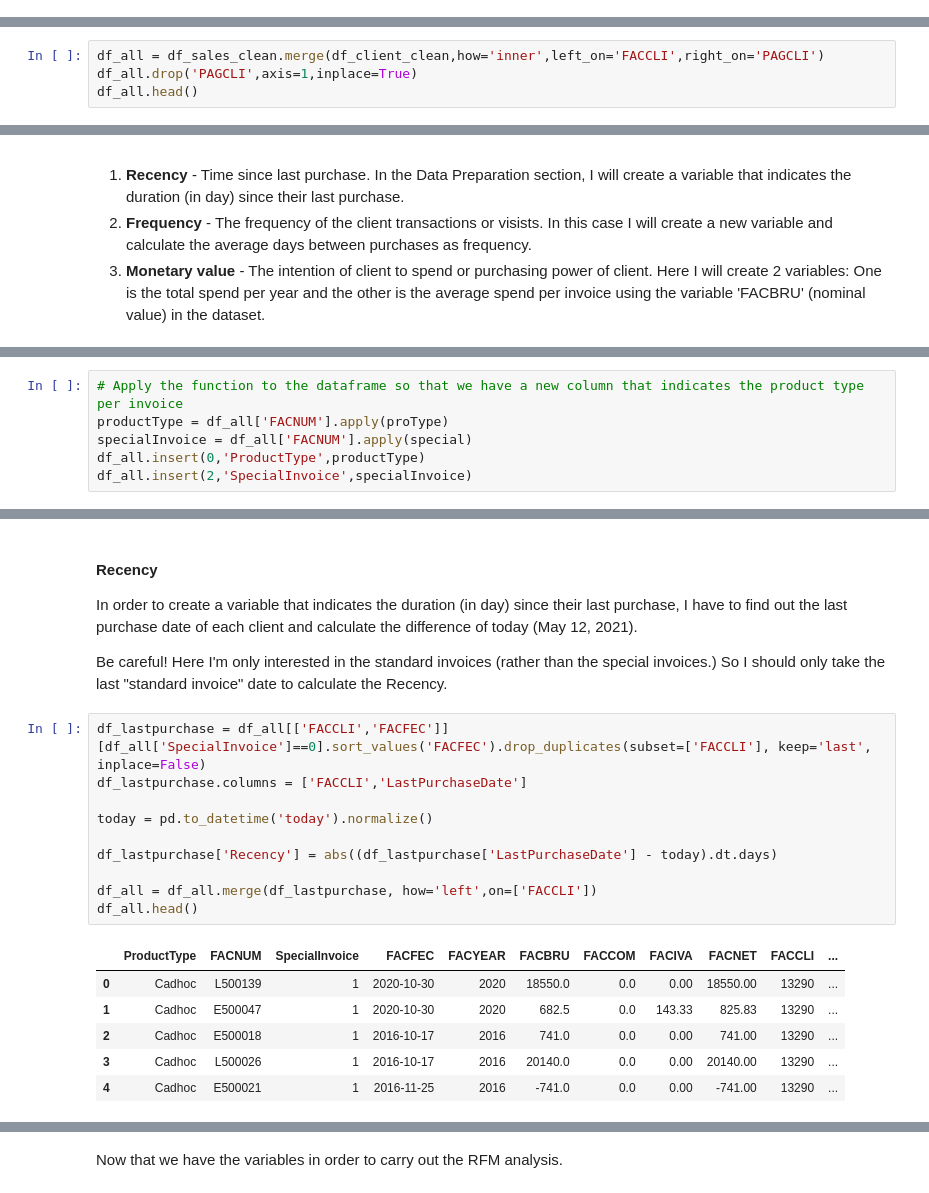
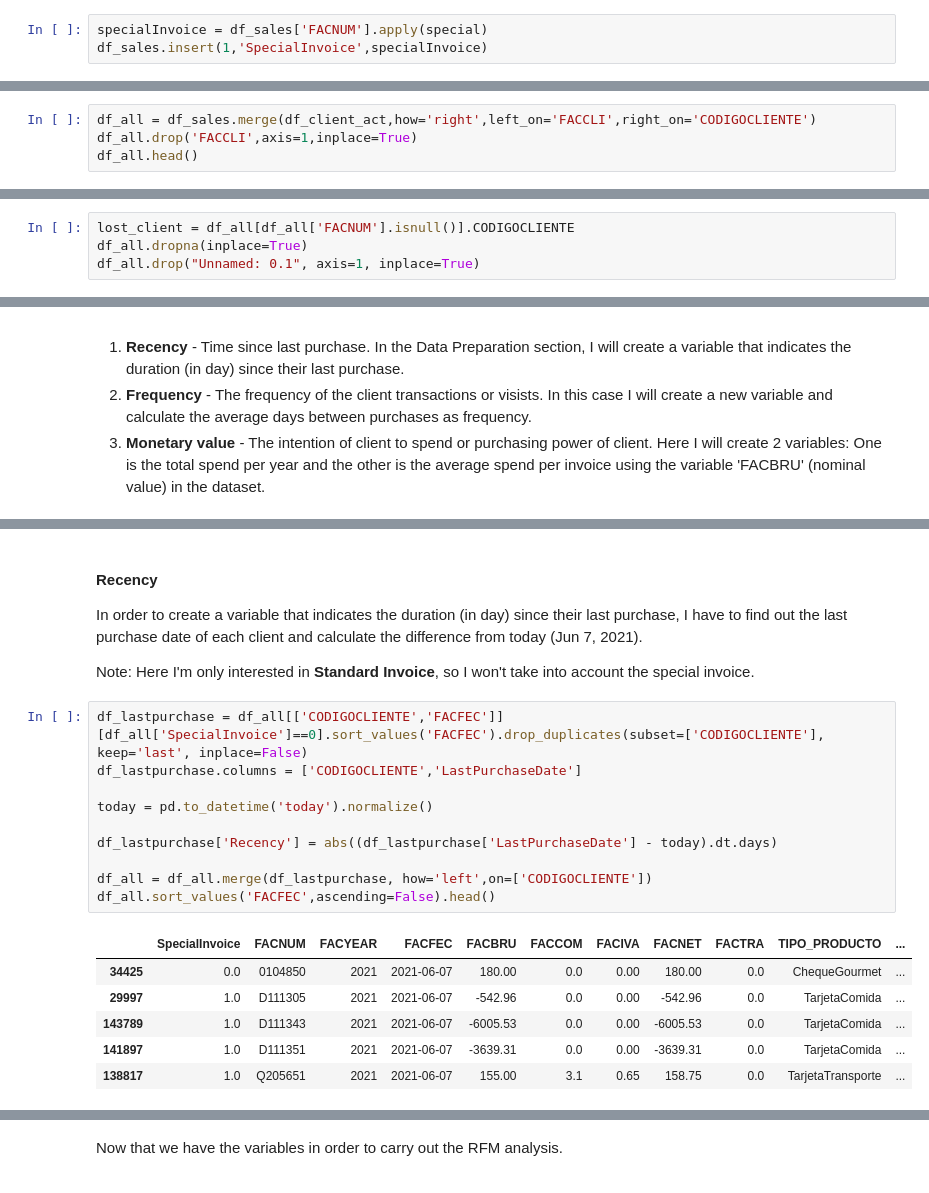
Before and after one commit to yhsieh-ijie/tfm_clientSegmentation, a Jupyter notebook: clientSegmentation.ipynb, the cells around one changed output, grey strips where cells are left out. Saved outputs shown, nothing was run; the diff lists cells and outputs as text.

```diff
--- a/clientSegmentation.ipynb
+++ b/clientSegmentation.ipynb
@@ -484,2 +363,5 @@ Now that both datasets are clean and the format of each column was all corrected
+# %%
+specialInvoice = df_sales['FACNUM'].apply(special)
+df_sales.insert(1,'SpecialInvoice',specialInvoice)
 # %% [markdown]
 ### Merged Datasets Overview
@@ -508,5 +368,5 @@ From the above output we can see that the numbers of client codes in both datase
 # %%
-df_all = df_sales_clean.merge(df_client_clean,how='inner',left_on='FACCLI',right_on='PAGCLI')
-df_all.drop('PAGCLI',axis=1,inplace=True)
+df_all = df_sales.merge(df_client_act,how='right',left_on='FACCLI',right_on='CODIGOCLIENTE')
+df_all.drop('FACCLI',axis=1,inplace=True)
 df_all.head()
 # %% [output]
@@ -569,3 +409,7 @@ plt.show()
+# %%
+lost_client = df_all[df_all['FACNUM'].isnull()].CODIGOCLIENTE
+df_all.dropna(inplace=True)
+df_all.drop("Unnamed: 0.1", axis=1, inplace=True)
 # %% [markdown]
 ## K-Means Client Segmentation with RFM Variables
 RFM Analysis is a technique to create client segments based on the three key purchase-behavior variables:
@@ -639,6 +444,0 @@ def special(x):
-# %%
-# Apply the function to the dataframe so that we have a new column that indicates the product type per invoice
-productType = df_all['FACNUM'].apply(proType)
-specialInvoice = df_all['FACNUM'].apply(special)
-df_all.insert(0,'ProductType',productType)
-df_all.insert(2,'SpecialInvoice',specialInvoice)
@@ -654,26 +445,26 @@ df_all.head()
 # %% [markdown]
 #### **Recency**
 
-In order to create a variable that indicates the duration (in day) since their last purchase, I have to find out the last purchase date of each client and calculate the difference of today (May 12, 2021).
+In order to create a variable that indicates the duration (in day) since their last purchase, I have to find out the last purchase date of each client and calculate the difference from today (Jun 7, 2021).
 
-Be careful! Here I'm only interested in the standard invoices (rather than the special invoices.) So I should only take the last "standard invoice" date to calculate the Recency.
+Note: Here I'm only interested in **Standard Invoice**, so I won't take into account the special invoice.
 # %%
-df_lastpurchase = df_all[['FACCLI','FACFEC']][df_all['SpecialInvoice']==0].sort_values('FACFEC').drop_duplicates(subset=['FACCLI'], keep='last', inplace=False)
-df_lastpurchase.columns = ['FACCLI','LastPurchaseDate']
+df_lastpurchase = df_all[['CODIGOCLIENTE','FACFEC']][df_all['SpecialInvoice']==0].sort_values('FACFEC').drop_duplicates(subset=['CODIGOCLIENTE'], keep='last', inplace=False)
+df_lastpurchase.columns = ['CODIGOCLIENTE','LastPurchaseDate']
 
 today = pd.to_datetime('today').normalize()
 
 df_lastpurchase['Recency'] = abs((df_lastpurchase['LastPurchaseDate'] - today).dt.days)
 
-df_all = df_all.merge(df_lastpurchase, how='left',on=['FACCLI'])
-df_all.head()
+df_all = df_all.merge(df_lastpurchase, how='left',on=['CODIGOCLIENTE'])
+df_all.sort_values('FACFEC',ascending=False).head()
 # %% [output]
-|  | ProductType | FACNUM | SpecialInvoice | FACFEC | FACYEAR | FACBRU | FACCOM | FACIVA | FACNET | FACCLI | ... |
-| 0 | Cadhoc | L500139 | 1 | 2020-10-30 | 2020 | 18550.0 | 0.0 | 0.00 | 18550.00 | 13290 | ... |
-| 1 | Cadhoc | E500047 | 1 | 2020-10-30 | 2020 | 682.5 | 0.0 | 143.33 | 825.83 | 13290 | ... |
-| 2 | Cadhoc | E500018 | 1 | 2016-10-17 | 2016 | 741.0 | 0.0 | 0.00 | 741.00 | 13290 | ... |
-| 3 | Cadhoc | L500026 | 1 | 2016-10-17 | 2016 | 20140.0 | 0.0 | 0.00 | 20140.00 | 13290 | ... |
-| 4 | Cadhoc | E500021 | 1 | 2016-11-25 | 2016 | -741.0 | 0.0 | 0.00 | -741.00 | 13290 | ... |
+|  | SpecialInvoice | FACNUM | FACYEAR | FACFEC | FACBRU | FACCOM | FACIVA | FACNET | FACTRA | TIPO_PRODUCTO | ... |
+| 34425 | 0.0 | 0104850 | 2021 | 2021-06-07 | 180.00 | 0.0 | 0.00 | 180.00 | 0.0 | ChequeGourmet | ... |
+| 29997 | 1.0 | D111305 | 2021 | 2021-06-07 | -542.96 | 0.0 | 0.00 | -542.96 | 0.0 | TarjetaComida | ... |
+| 143789 | 1.0 | D111343 | 2021 | 2021-06-07 | -6005.53 | 0.0 | 0.00 | -6005.53 | 0.0 | TarjetaComida | ... |
+| 141897 | 1.0 | D111351 | 2021 | 2021-06-07 | -3639.31 | 0.0 | 0.00 | -3639.31 | 0.0 | TarjetaComida | ... |
+| 138817 | 1.0 | Q205651 | 2021 | 2021-06-07 | 155.00 | 3.1 | 0.65 | 158.75 | 0.0 | TarjetaTransporte | ... |
 # %% [markdown]
 #### **Frequency**
 The frequency of the client transactions or visists. In this case I will create a new variable and calculate the average days between invoice dates as frequency.
```
Also changed, not shown: parts of 123 cells of this notebook, 4 other files.
